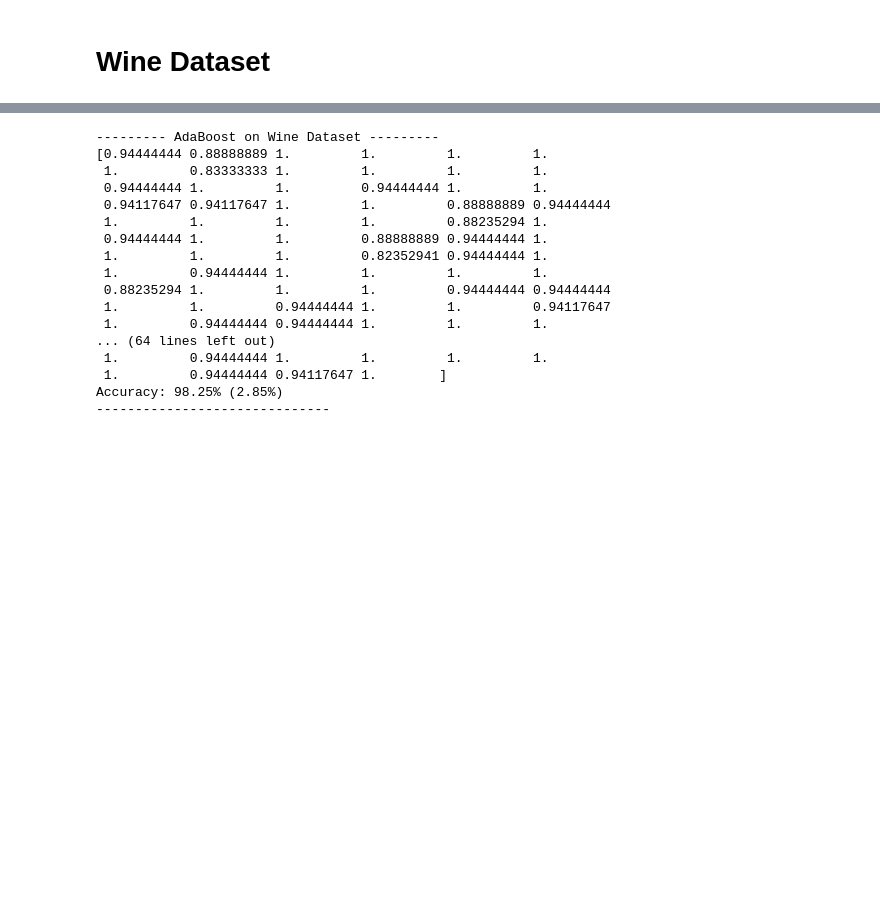
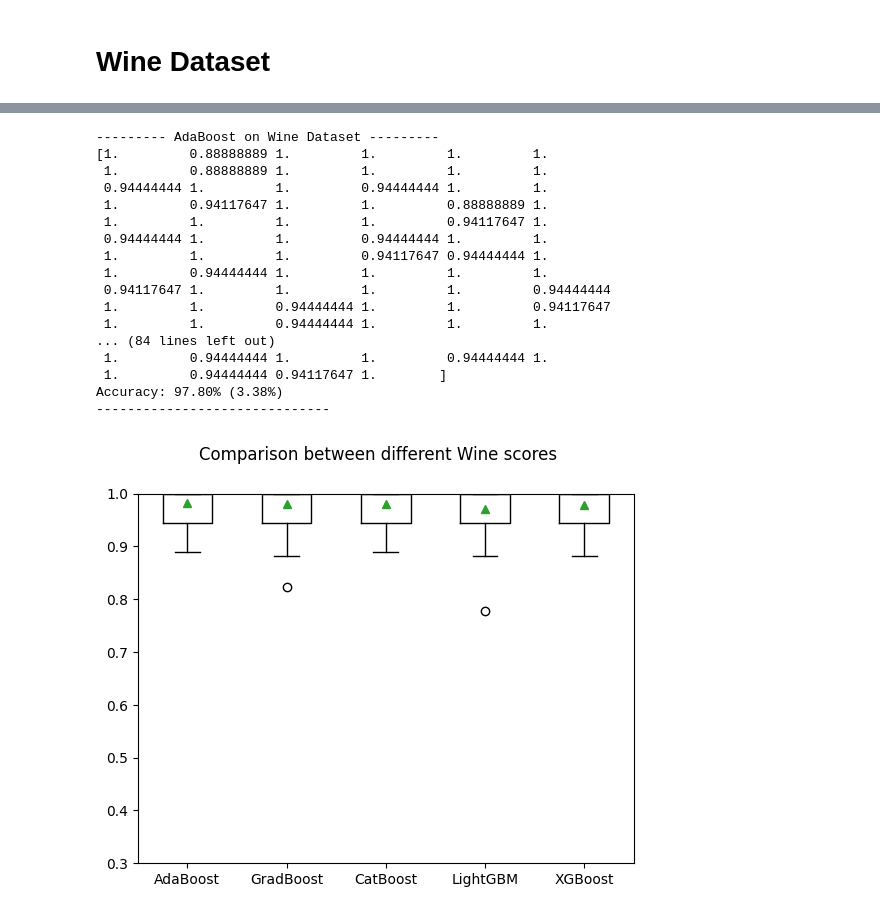
Before and after one commit to RochaErik/AlgorithmComparison, a Jupyter notebook: AlgorithmComparison3.ipynb, the cells around one changed output, grey strips where cells are left out. Drawn from its saved outputs; the diff is of its cells as text; code cells hidden in the pictures; blank space fills up the shorter version.

Commit message:
Hyperparameter tuning completed

```diff
--- a/AlgorithmComparison3.ipynb
+++ b/AlgorithmComparison3.ipynb
@@ -77,8 +77,6 @@ X_train, X_test, y_train, y_test = train_test_split(X, y, test_size=0.2, random_
 # %%
 from hyperopt.pyll import scope
 import warnings
-warnings.filterwarnings("ignore", category=FutureWarning, module="xgboost")
-
 
 # Filter out the FutureWarning related to is_sparse
 warnings.filterwarnings("ignore", category=FutureWarning, module="xgboost")
@@ -128,6 +126,7 @@ def optimize_xgboost(params):
 
 # Define the hyperparameter search space for each algorithm
 
+max_features_choices = [None, 'sqrt', 'log2']
 space_adaboost = {
     'n_estimators': 1 + scope.int(hp.quniform('n_estimators', 5, 1500, 50)),
     'learning_rate': hp.loguniform('learning_rate', np.log(0.01), np.log(0.1)),
@@ -135,7 +134,7 @@ space_adaboost = {
         'max_depth': scope.int(hp.quniform('max_depth', 1, 6, 1)),  # Decision tree depth
         'min_samples_split': scope.int(hp.quniform('min_samples_split', 2, 8, 2)),  # Min samples required to split
         'min_samples_leaf': scope.int(hp.quniform('min_samples_leaf', 1, 5, 1)),  # Min samples required in a leaf node
-        'max_features': hp.choice('max_features', [None, 'sqrt', 'log2']),
+        'max_features': hp.choice('max_features', max_features_choices),
     },
     'random_state': 42
 }
@@ -159,7 +158,6 @@ space_gradientboost = {
 space_catboost = {
     'n_estimators': 1 + scope.int(hp.quniform('n_estimators', 5, 1500, 50)),
     'learning_rate': hp.loguniform('learning_rate', np.log(0.01), np.log(0.1)),
-    'num_leaves': scope.int(hp.quniform('num_leaves', 500, 2000, 100)),
     'min_child_samples': scope.int(hp.quniform('min_child_samples', 1, 10, 1)),
     'max_depth': scope.int(hp.quniform('max_depth', 1, 10, 1)),
     'reg_lambda': hp.uniform('reg_lambda', 0.0, 5.0),
@@ -203,21 +201,28 @@ optimizers = [
     (optimize_gradientboost, space_gradientboost, 'GradBoost'),
     (optimize_catboost, space_catboost, 'CatBoost'),
     (optimize_lightgbm, space_lightgbm, 'LightGBM'),
-    (optimize_xgboost, space_xgboost, 'XGBoost'),
+    (optimize_xgboost, space_xgboost, 'XGBoost')
 ]
 
+
 # Performing hyperparameter tuning for each algorithm
+
+rstate=np.random.default_rng(42)
+
 for optimize_fn, space, algorithm_name in optimizers:
     if algorithm_name == 'AdaBoost':
         trials = Trials()
-        best = fmin(fn=optimize_fn, space=space, algo=tpe.suggest, max_evals=50, trials=trials, rstate=42)
+        best = fmin(fn=optimize_fn, space=space, algo=tpe.suggest, max_evals=50, trials=trials, rstate=rstate)
+
+        # Map the choice labels
+        max_features_label = max_features_choices[best['max_features']]
 
         # Store the best AdaBoost hyperparameters
         best_hyperparams[algorithm_name] = {
             'n_estimators': best['n_estimators'],
             'learning_rate': best['learning_rate'],
             'max_depth': best['max_depth'],
-            'max_features': best['max_features'],
+            'max_features': max_features_label,
             'min_samples_leaf': best['min_samples_leaf'],
             'min_samples_split': best['min_samples_split'],
             'random_state': 42
@@ -228,7 +233,7 @@ for optimize_fn, space, algorithm_name in optimizers:
 
     if algorithm_name == 'GradBoost':
         trials = Trials()
-        best = fmin(fn=optimize_fn, space=space, algo=tpe.suggest, max_evals=50, trials=trials)
+        best = fmin(fn=optimize_fn, space=space, algo=tpe.suggest, max_evals=50, trials=trials, rstate=rstate)
 
 
         # Map the choice labels
@@ -255,13 +260,12 @@ for optimize_fn, space, algorithm_name in optimizers:
 
     if algorithm_name == 'CatBoost':
         trials = Trials()
-        best = fmin(fn=optimize_fn, space=space, algo=tpe.suggest, max_evals=50, trials=trials)
+        best = fmin(fn=optimize_fn, space=space, algo=tpe.suggest, max_evals=50, trials=trials, rstate=rstate)
 
         # Store the best CatBoost hyperparameters
         best_hyperparams[algorithm_name] = {
             'n_estimators': int(best['n_estimators']),
             'learning_rate': best['learning_rate'],
-            'num_leaves': int(best['num_leaves']),
             'min_child_samples': int(best['min_child_samples']),
             'max_depth': int(best['max_depth']),
             'reg_lambda': best['reg_lambda'],
@@ -274,7 +278,7 @@ for optimize_fn, space, algorithm_name in optimizers:
 
     if algorithm_name == 'LightGBM':
         trials = Trials()
-        best = fmin(fn=optimize_fn, space=space, algo=tpe.suggest, max_evals=50, trials=trials)
+        best = fmin(fn=optimize_fn, space=space, algo=tpe.suggest, max_evals=50, trials=trials, rstate=rstate)
 
         # Map the choice labels
         class_weight_label = class_weight_choices[best['class_weight']]
@@ -299,7 +303,7 @@ for optimize_fn, space, algorithm_name in optimizers:
 
     if algorithm_name == 'XGBoost':
         trials = Trials()
-        best = fmin(fn=optimize_fn, space=space, algo=tpe.suggest, max_evals=50, trials=trials)
+        best = fmin(fn=optimize_fn, space=space, algo=tpe.suggest, max_evals=50, trials=trials, rstate=rstate)
 
         # Map the choice labels
         booster_label = booster_choices[best['booster']]
@@ -384,7 +392,7 @@ best_hyperparams['XGBoost']
 # %%
 rskf = RepeatedStratifiedKFold(n_splits=10, n_repeats=10, random_state=42)
 # %%
-names = ['AdaBoost', 'GradBoost', 'LightGBM', 'XGBoost']
+names = ['AdaBoost', 'GradBoost', 'CatBoost', 'LightGBM', 'XGBoost']
 # %%
 wine_scores = []
 wine_scores_mean = []
@@ -419,7 +427,6 @@ for algorithm_name in names:
     if algorithm_name == 'CatBoost':
         clf = CatBoostClassifier(n_estimators=best_hyperparams[algorithm_name]['n_estimators'],
                                 learning_rate=best_hyperparams[algorithm_name]['learning_rate'],
-                                num_leaves=best_hyperparams[algorithm_name]['num_leaves'],
                                 min_child_samples=best_hyperparams[algorithm_name]['min_child_samples'],
                                 max_depth=best_hyperparams[algorithm_name]['max_depth'],
                                 reg_lambda=best_hyperparams[algorithm_name]['reg_lambda'],
@@ -463,19 +470,31 @@ for algorithm_name in names:
     print('------------------------------')
 # %% [output]
 --------- AdaBoost on Wine Dataset ---------
-[0.94444444 0.88888889 1.         1.         1.         1.
- 1.         0.83333333 1.         1.         1.         1.
+[1.         0.88888889 1.         1.         1.         1.
+ 1.         0.88888889 1.         1.         1.         1.
  0.94444444 1.         1.         0.94444444 1.         1.
- 0.94117647 0.94117647 1.         1.         0.88888889 0.94444444
- 1.         1.         1.         1.         0.88235294 1.
- 0.94444444 1.         1.         0.88888889 0.94444444 1.
- 1.         1.         1.         0.82352941 0.94444444 1.
+ 1.         0.94117647 1.         1.         0.88888889 1.
+ 1.         1.         1.         1.         0.94117647 1.
+ 0.94444444 1.         1.         0.94444444 1.         1.
+ 1.         1.         1.         0.94117647 0.94444444 1.
  1.         0.94444444 1.         1.         1.         1.
- 0.88235294 1.         1.         1.         0.94444444 0.94444444
+ 0.94117647 1.         1.         1.         1.         0.94444444
  1.         1.         0.94444444 1.         1.         0.94117647
- 1.         0.94444444 0.94444444 1.         1.         1.
-... (64 lines left out)
- 1.         0.94444444 1.         1.         1.         1.
+ 1.         1.         0.94444444 1.         1.         1.
+... (84 lines left out)
+ 1.         0.94444444 1.         1.         0.94444444 1.
  1.         0.94444444 0.94117647 1.        ]
-Accuracy: 98.25% (2.85%)
+Accuracy: 97.80% (3.38%)
 ------------------------------
+# %%
+# algorithm comparison
+
+fig = plt.figure()
+fig.suptitle('Comparison between different Wine scores')
+ax = fig.add_subplot(111)
+plt.ylim(0.3, 1)
+plt.boxplot(wine_scores, showmeans=True)
+ax.set_xticklabels(model_names)
+plt.show()
+# %% [output]
+[figure, added]
```
Also changed, not shown: parts of 151 cells of this notebook, 1 other file.
